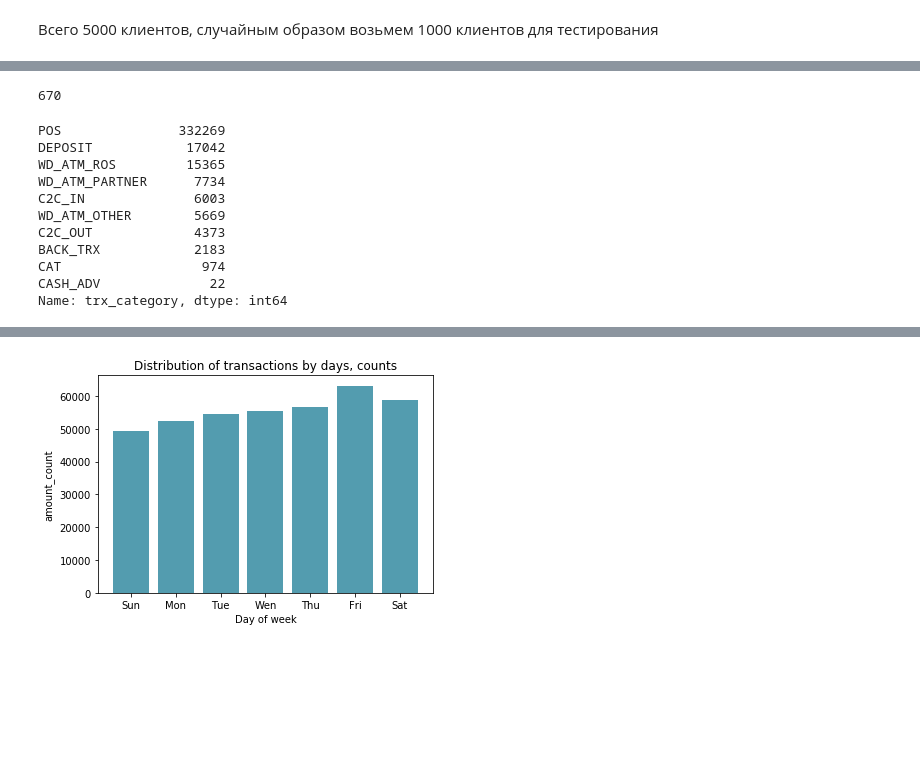
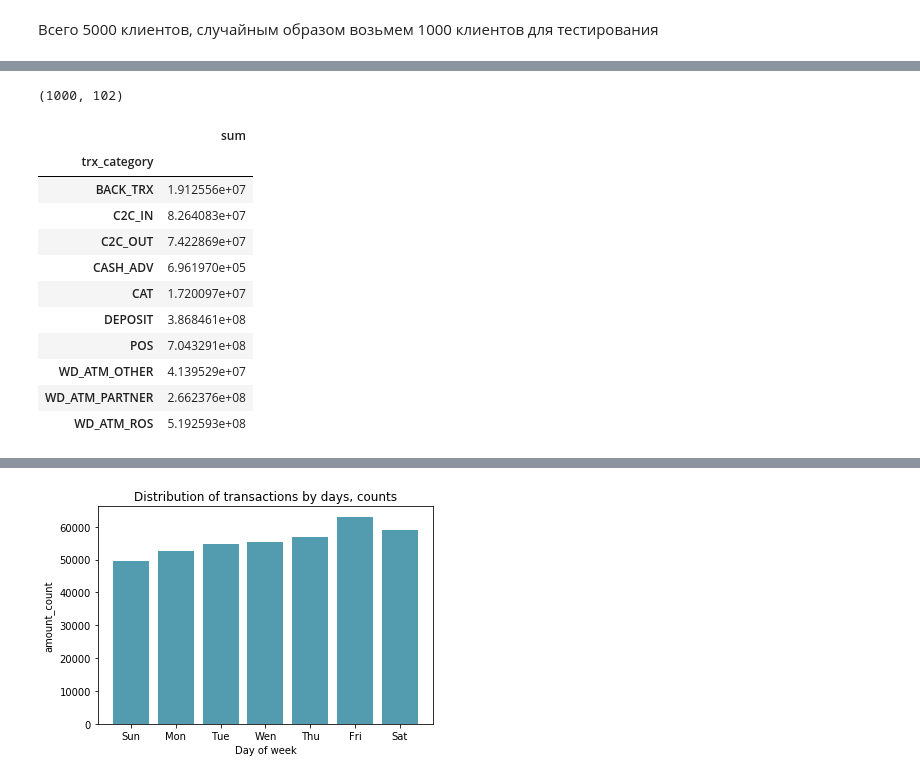
Before and after one commit to olgamonahova/python, a Jupyter notebook: FE HW1 .ipynb, the cells around one changed output, grey strips where cells are left out. Drawn from its saved outputs; the diff is of its cells as text; code cells hidden in the pictures; blank space fills up the shorter version.

```diff
--- a/FE HW1 .ipynb
+++ b/FE HW1 .ipynb
@@ -160,2 +274,12 @@ def transaction_by_hour_count(dataset):
+# %%
+# оставим 50 главных MCC по суммам, остальные определим в Others
+def MCC_in_top(row):
+    if row['MCC'] in TOP_MCC_amount.index:
+        return row['MCC']
+    else:
+        return 'Other'
+# %%
+transactions_train['MCC_top'] = transactions_train.apply(MCC_in_top, axis = 1)
+transactions_test['MCC_top'] = transactions_test.apply(MCC_in_top, axis = 1)
 # %%
 def get_aggregated_df(df, agg_type, col_to_groupby):
@@ -230,18 +321,4 @@ df_train_mcc.shape
-# %%
-len(transactions_train.MCC.unique())*2
-# %% [output]
-670
-# %%
-transactions_train.trx_category.value_counts()
-# %% [output]
-POS               332269
-DEPOSIT            17042
-WD_ATM_ROS         15365
-WD_ATM_PARTNER      7734
-C2C_IN              6003
-WD_ATM_OTHER        5669
-C2C_OUT             4373
-BACK_TRX            2183
-CAT                  974
-CASH_ADV              22
-Name: trx_category, dtype: int64
+# %%
+df_test_mcc.shape
+# %% [output]
+(1000, 102)
@@ -247,0 +331,15 @@ Name: trx_category, dtype: int64
+# %%
+TRX
+# %% [output]
+|  | sum |
+| trx_category |  |
+| BACK_TRX | 1.912556e+07 |
+| C2C_IN | 8.264083e+07 |
+| C2C_OUT | 7.422869e+07 |
+| CASH_ADV | 6.961970e+05 |
+| CAT | 1.720097e+07 |
+| DEPOSIT | 3.868461e+08 |
+| POS | 7.043291e+08 |
+| WD_ATM_OTHER | 4.139529e+07 |
+| WD_ATM_PARTNER | 2.662376e+08 |
+| WD_ATM_ROS | 5.192593e+08 |
```
Also changed, not shown: parts of 144 cells of this notebook.
